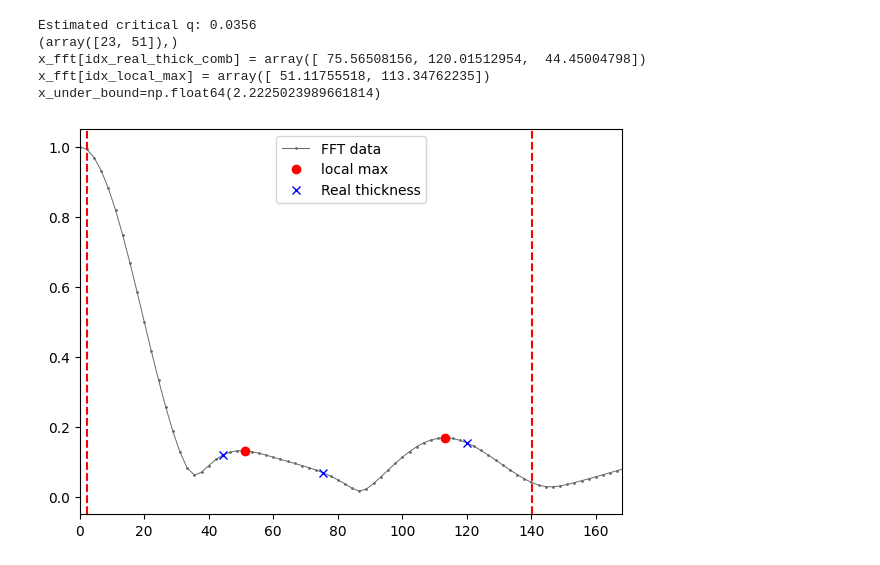
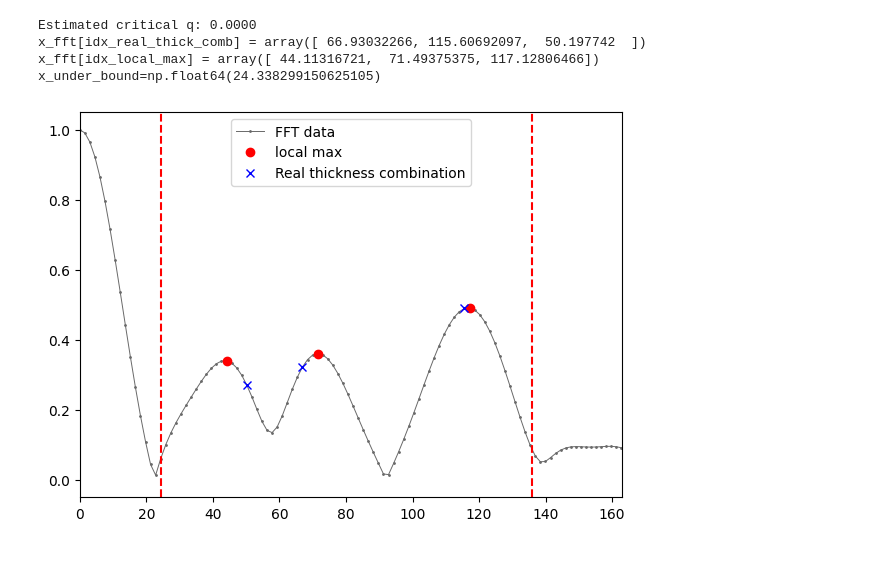
Before and after one commit to SJB7777/ReflectoLearn, a Jupyter notebook: notebooks/fitting.ipynb, the cells around one changed output. Saved outputs shown, nothing was run; the diff lists cells and outputs as text; code cells hidden in the pictures.

```diff
--- a/notebooks/fitting.ipynb
+++ b/notebooks/fitting.ipynb
@@ -95,0 +96,26 @@ real_thick_combs = [74.73529959847626, 120.14611225596863, 45.41081265749237]
+# %%
+from scipy.signal import savgol_filter
+
+
+def normalize_by_R(arr, R):
+    if R.max() == 0:
+        return arr
+    return arr / arr[0] * R.max()
+
+# 1. 부드러운 트렌드 생성
+R_smooth = savgol_filter(np.log10(R), window_length=int(len(R)), polyorder=4, mode='interp')
+trend = 10**R_smooth
+
+# 2. 평탄화
+R_flat = R / trend
+R_flat = normalize_by_R(R_flat, R)
+# 시각화
+plt.figure()
+plt.plot(q, R, label='Original')
+plt.plot(q, R_flat, label=' / trend', color='red')
+plt.plot(q, trend, label='Trend (smooth)', linestyle='--')
+plt.xlabel('q')
+plt.ylabel('R(q)')
+plt.yscale('log')
+plt.legend()
+plt.show()
@@ -98,54 +146,52 @@ from scipy.signal import argrelmax
 
 # x_upper_bound = 200
 x_upper_bound = sum(real_thicks) + 20
-crit_q = estimate_q(q, R_noise)
-# crit_q = 0
+# crit_q = estimate_q(q, R_noise)
+crit_q = 0
 print(f"Estimated critical q: {crit_q:.4f}")
 
 # FFT
-dat = np.stack([q, R_noise], axis=1)
-xproc, yproc = s_vector_transform_q(dat, crit_q)
-x_fft, y_fft = xrr_fft(xproc, yproc, window=2, n=10000)
+dat = np.stack([q, R_flat], axis=1)
+# xproc, yproc = s_vector_transform_q(q, R_flat, crit_q)
+x_fft, y_fft = xrr_fft(q, R_flat, window=2, n=10000)
 x_fft = x_fft * 2 * np.pi
 y_fft_norm = y_fft / y_fft[0]
 
 # Find Peaks
 idx_local_max = argrelmax(y_fft_norm[x_fft < x_upper_bound])
 # idx_local_max, props = find_peaks(y_fft_norm[x_fft < x_upper_bound], prominence=0.01, width=2)
 # idx_local_max = find_soft_peaks(x_fft[x_fft < x_upper_bound], y_fft_norm[x_fft < x_upper_bound], slope_thresh=1)
-print(idx_local_max)
+# print(idx_local_max)
 
 idx_real_thick_comb: list[int] = [np.abs(x_fft - thickness).argmin() for thickness in real_thick_combs]
 print(f"{x_fft[idx_real_thick_comb] = }")
 print(f"{x_fft[idx_local_max] = }")
-
 
 
 # First increasing index
 y_diff = np.diff(y_fft_norm)
 under_bound_index = np.where((y_diff >= -0.01) & (x_fft[1:] > 2))[0][0] + 1
 # under_bound_index = np.abs(x_fft - crit_q * 2*np.pi).argmin()
 x_under_bound = x_fft[under_bound_index]
 print(f"{x_under_bound=}")
 upper_bound_index = np.where(x_fft > x_upper_bound)[0][0]
 
 fig, axs = plt.subplots(1, 1, sharex=True, figsize=(7, 5))
 axs.plot(x_fft, y_fft_norm, "o-", ms=1, lw=0.7, color="dimgrey", label="FFT data")
 axs.plot(x_fft[idx_local_max], y_fft_norm[idx_local_max], "o", color="red", label="local max")
-axs.plot(x_fft[idx_real_thick_comb], y_fft_norm[idx_real_thick_comb], "x", color="b", label="Real thickness")
+axs.plot(x_fft[idx_real_thick_comb], y_fft_norm[idx_real_thick_comb], "x", color="b", label="Real thickness combination")
 axs.axvline(x=x_fft[under_bound_index], color='r', linestyle='--')
 axs.axvline(x=x_upper_bound, color='r', linestyle='--')
 axs.set_xlim(0, x_upper_bound*1.2)
 
 plt.legend()
 plt.show()
 # %% [output]
-Estimated critical q: 0.0356
-(array([23, 51]),)
-x_fft[idx_real_thick_comb] = array([ 75.56508156, 120.01512954,  44.45004798])
-x_fft[idx_local_max] = array([ 51.11755518, 113.34762235])
-x_under_bound=np.float64(2.2225023989661814)
+Estimated critical q: 0.0000
+x_fft[idx_real_thick_comb] = array([ 66.93032266, 115.60692097,  50.197742  ])
+x_fft[idx_local_max] = array([ 44.11316721,  71.49375375, 117.12806466])
+x_under_bound=np.float64(24.338299150625105)
-[figure, old version]
+[figure, new version]
 # %%
 dydx = np.gradient(y_fft_norm, x_fft)
 # 2차 도함수 (곡률)
```
Also changed, not shown: parts of 10 cells of this notebook, 6 other files.
